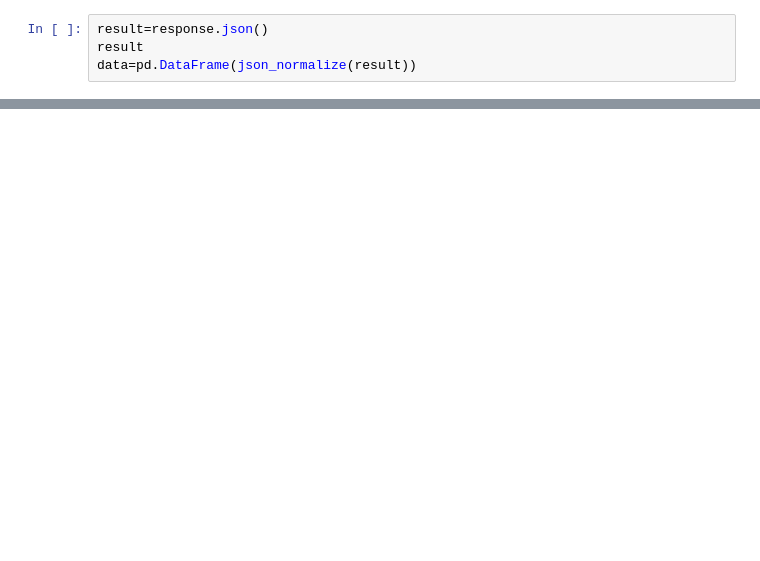
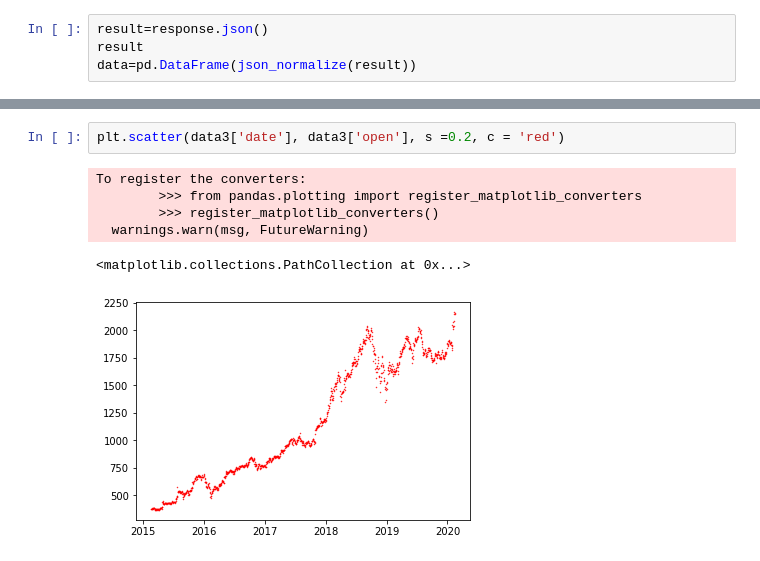
Before and after one commit to ta-datapt-bcn/project-web, a Jupyter notebook: main Project API.ipynb, the cells around one changed output, grey strips where cells are left out. Saved outputs shown, nothing was run; the diff lists cells and outputs as text; blank space fills up the shorter version.

```diff
--- a/main Project API.ipynb
+++ b/main Project API.ipynb
@@ -75,0 +150,9 @@ data2
+# %%
+plt.scatter(data3['date'], data3['open'], s =0.2, c = 'red')
+# %% [output]
+To register the converters:
+        >>> from pandas.plotting import register_matplotlib_converters
+        >>> register_matplotlib_converters()
+  warnings.warn(msg, FutureWarning)
+<matplotlib.collections.PathCollection at 0x...>
+[figure, added]
```
Also changed, not shown: parts of 21 cells of this notebook.
